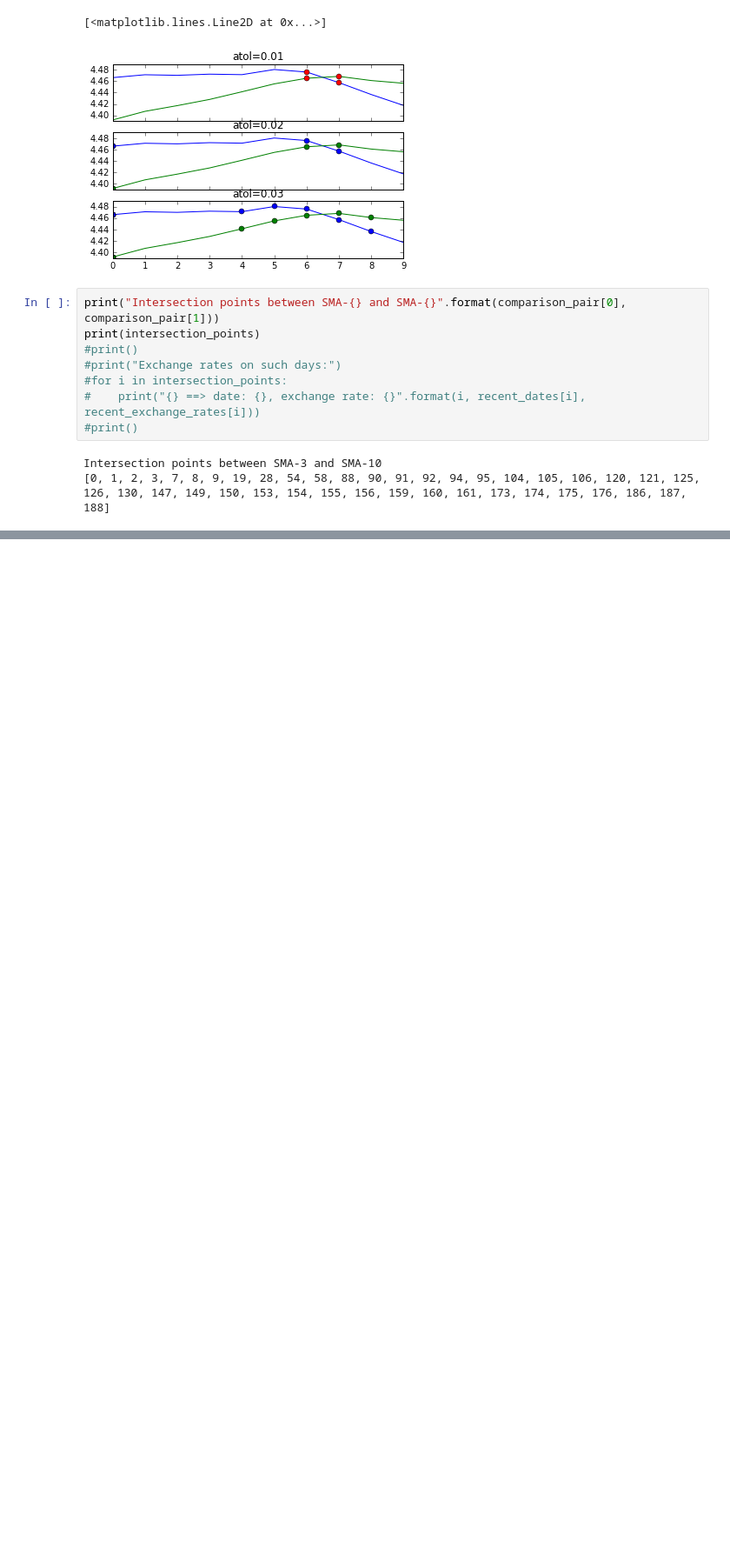
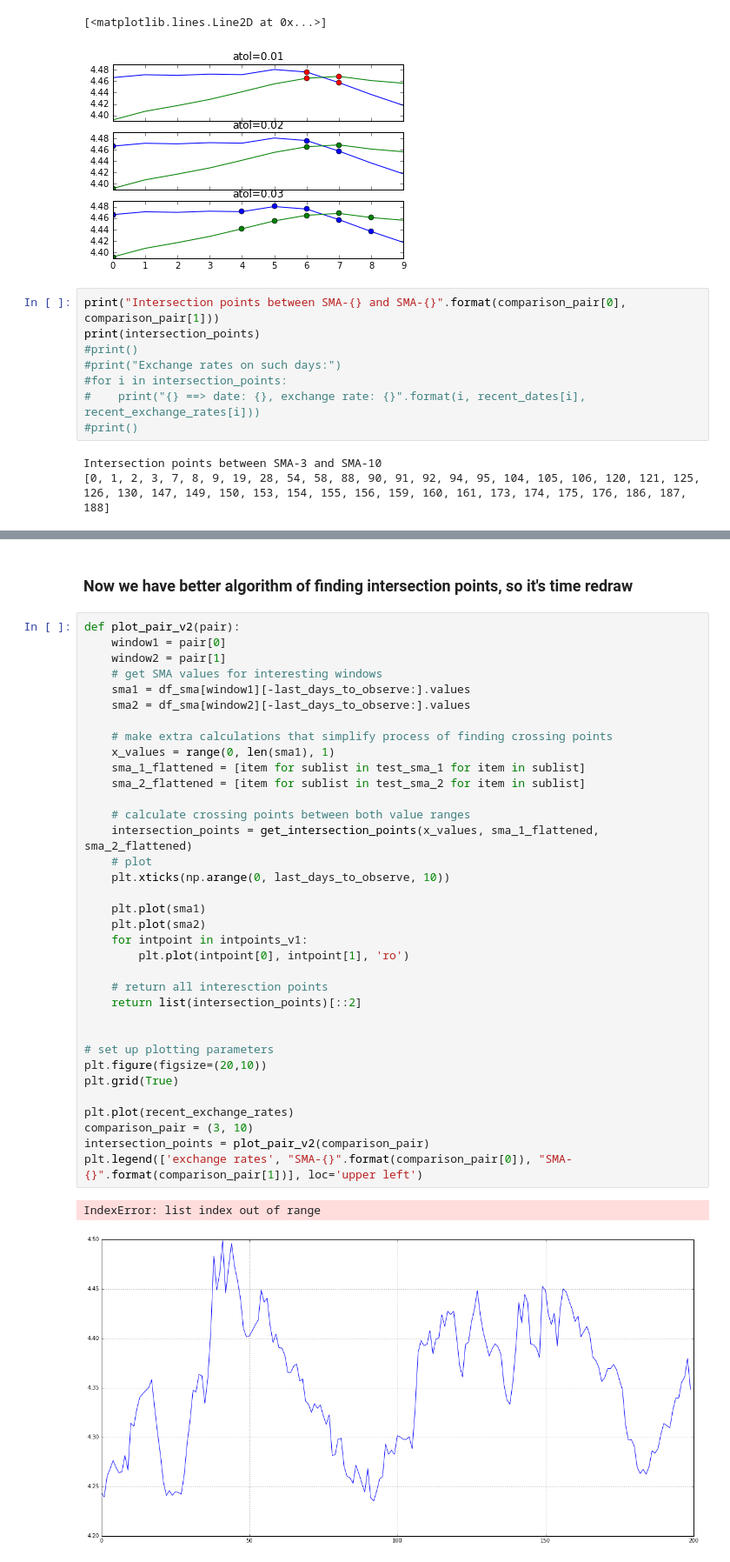
Before and after one commit to mariuszrokita/money-machine, a Jupyter notebook: EURPLN_exchange_rate_analysis.ipynb, the cells around one changed output, grey strips where cells are left out. Shown at 87% size. Cells and saved outputs as stored; diff of their text form; blank space fills up the shorter version.

```diff
--- a/EURPLN_exchange_rate_analysis.ipynb
+++ b/EURPLN_exchange_rate_analysis.ipynb
@@ -356,0 +326,40 @@ test_sma_2 = df_sma[10][-200+x1:-200+x2].values
+# %% [markdown]
+### Now we have better algorithm of finding intersection points, so it's time redraw
+# %%
+def plot_pair_v2(pair):
+    window1 = pair[0]
+    window2 = pair[1]
+    # get SMA values for interesting windows
+    sma1 = df_sma[window1][-last_days_to_observe:].values
+    sma2 = df_sma[window2][-last_days_to_observe:].values
+
+    # make extra calculations that simplify process of finding crossing points
+    x_values = range(0, len(sma1), 1)
+    sma_1_flattened = [item for sublist in test_sma_1 for item in sublist]
+    sma_2_flattened = [item for sublist in test_sma_2 for item in sublist]
+
+    # calculate crossing points between both value ranges
+    intersection_points = get_intersection_points(x_values, sma_1_flattened, sma_2_flattened)
+    # plot
+    plt.xticks(np.arange(0, last_days_to_observe, 10))
+
+    plt.plot(sma1)
+    plt.plot(sma2)
+    for intpoint in intpoints_v1:
+        plt.plot(intpoint[0], intpoint[1], 'ro')
+
+    # return all interesction points
+    return list(intersection_points)[::2]
+
+
+# set up plotting parameters
+plt.figure(figsize=(20,10))
+plt.grid(True)
+
+plt.plot(recent_exchange_rates)
+comparison_pair = (3, 10)
+intersection_points = plot_pair_v2(comparison_pair)
+plt.legend(['exchange rates', "SMA-{}".format(comparison_pair[0]), "SMA-{}".format(comparison_pair[1])], loc='upper left')
+# %% [output]
+IndexError: list index out of range
+[figure, added]
```
Also changed, not shown: parts of 4 cells of this notebook.
